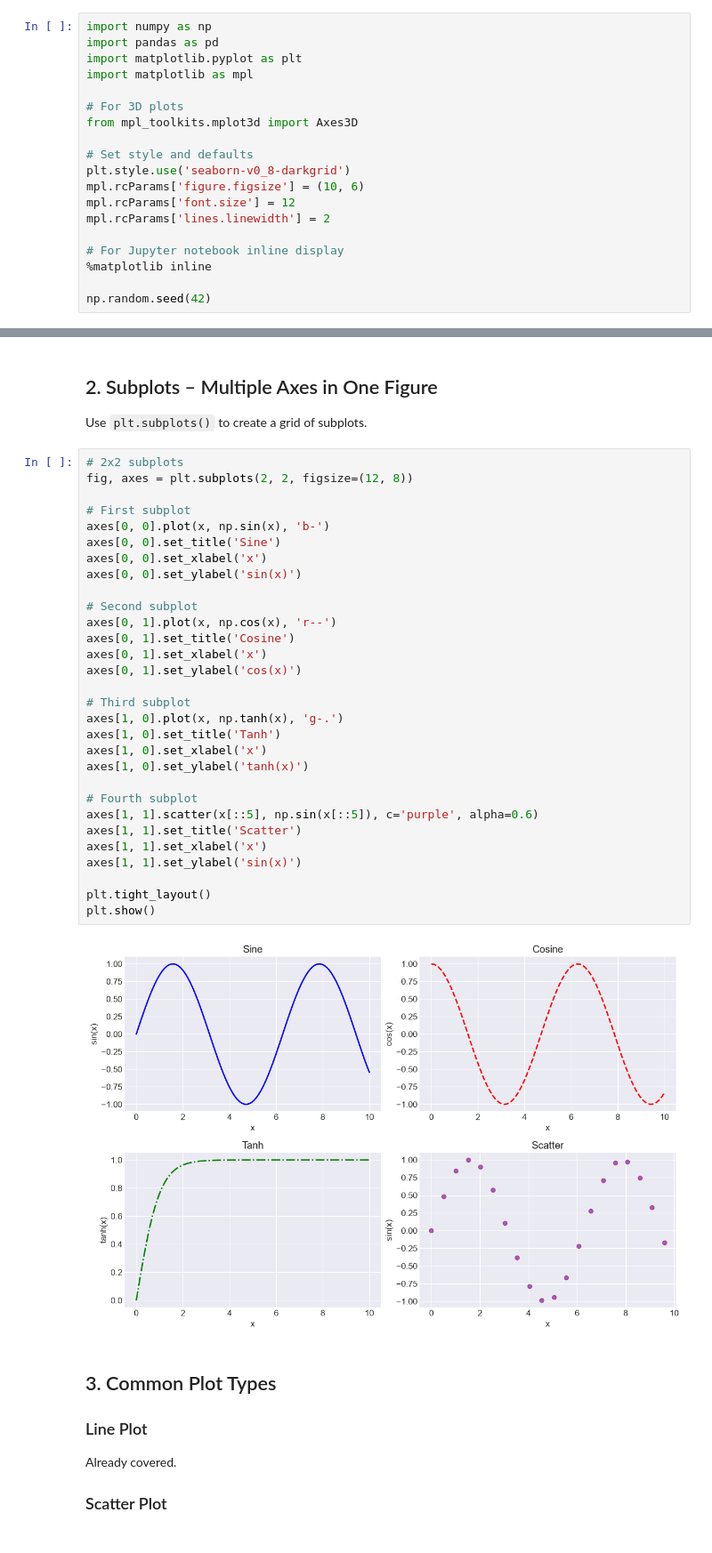
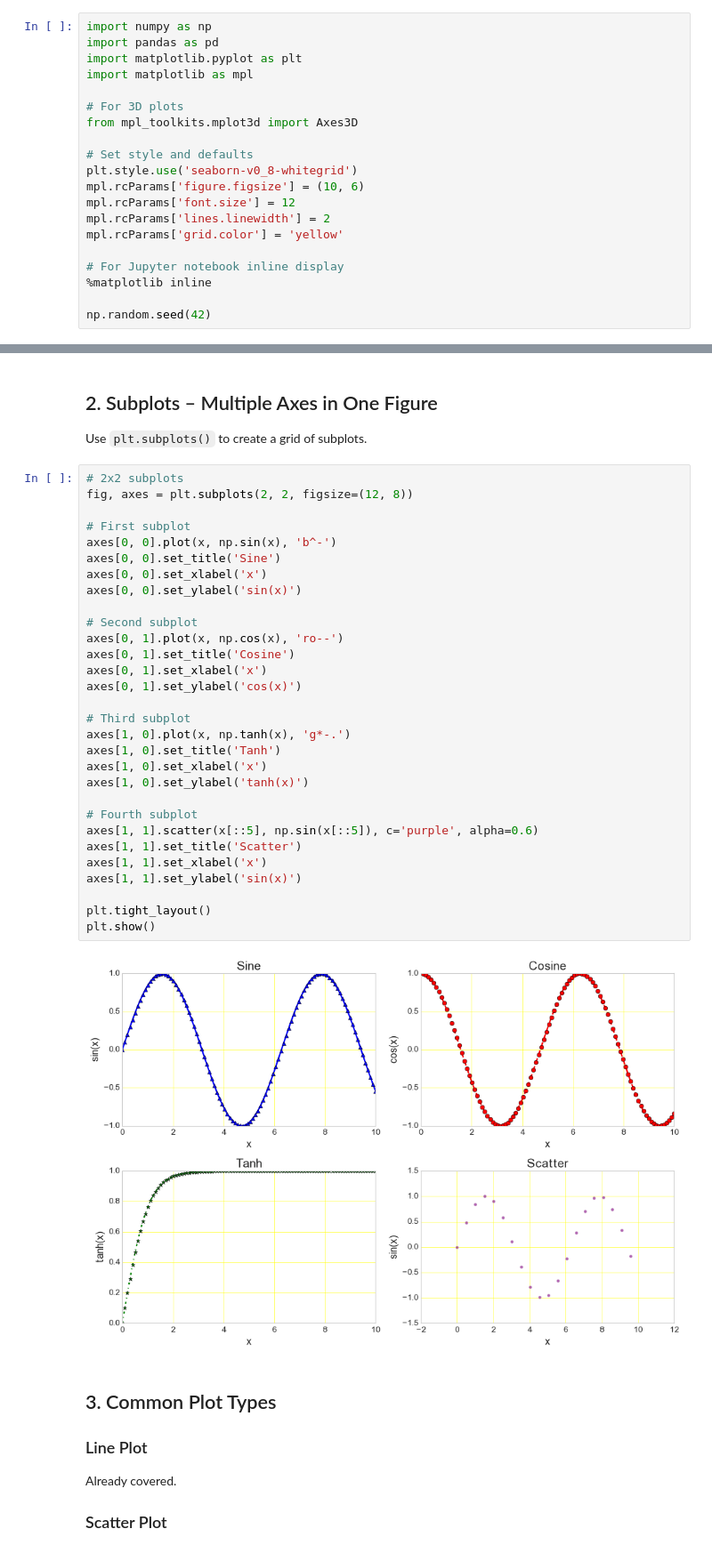
Before and after one commit to shubhamwaghmare108/B07_Python, a Jupyter notebook: MatplotlibHandbook.ipynb, the cells around one changed output, grey strips where cells are left out. Shown at 89% size. Cells and saved outputs as stored; diff of their text form.

```diff
--- a/MatplotlibHandbook.ipynb
+++ b/MatplotlibHandbook.ipynb
@@ -19,10 +60,11 @@ import matplotlib as mpl
 from mpl_toolkits.mplot3d import Axes3D
 
 # Set style and defaults
-plt.style.use('seaborn-v0_8-darkgrid')
+plt.style.use('seaborn-v0_8-whitegrid')
 mpl.rcParams['figure.figsize'] = (10, 6)
 mpl.rcParams['font.size'] = 12
 mpl.rcParams['lines.linewidth'] = 2
+mpl.rcParams['grid.color'] = 'yellow'
 
 # For Jupyter notebook inline display
 %matplotlib inline
@@ -86,35 +225,35 @@ Use `plt.subplots()` to create a grid of subplots.
 # %%
 # 2x2 subplots
 fig, axes = plt.subplots(2, 2, figsize=(12, 8))
 
 # First subplot
-axes[0, 0].plot(x, np.sin(x), 'b-')
+axes[0, 0].plot(x, np.sin(x), 'b^-')
 axes[0, 0].set_title('Sine')
 axes[0, 0].set_xlabel('x')
 axes[0, 0].set_ylabel('sin(x)')
 
 # Second subplot
-axes[0, 1].plot(x, np.cos(x), 'r--')
+axes[0, 1].plot(x, np.cos(x), 'ro--')
 axes[0, 1].set_title('Cosine')
 axes[0, 1].set_xlabel('x')
 axes[0, 1].set_ylabel('cos(x)')
 
 # Third subplot
-axes[1, 0].plot(x, np.tanh(x), 'g-.')
+axes[1, 0].plot(x, np.tanh(x), 'g*-.')
 axes[1, 0].set_title('Tanh')
 axes[1, 0].set_xlabel('x')
 axes[1, 0].set_ylabel('tanh(x)')
 
 # Fourth subplot
 axes[1, 1].scatter(x[::5], np.sin(x[::5]), c='purple', alpha=0.6)
 axes[1, 1].set_title('Scatter')
 axes[1, 1].set_xlabel('x')
 axes[1, 1].set_ylabel('sin(x)')
 
 plt.tight_layout()
 plt.show()
 # %% [output]
-[figure, old version]
+[figure, new version]
 # %% [markdown]
 ## 3. Common Plot Types
 
```
Also changed, not shown: parts of 16 cells of this notebook, 6 other files.
